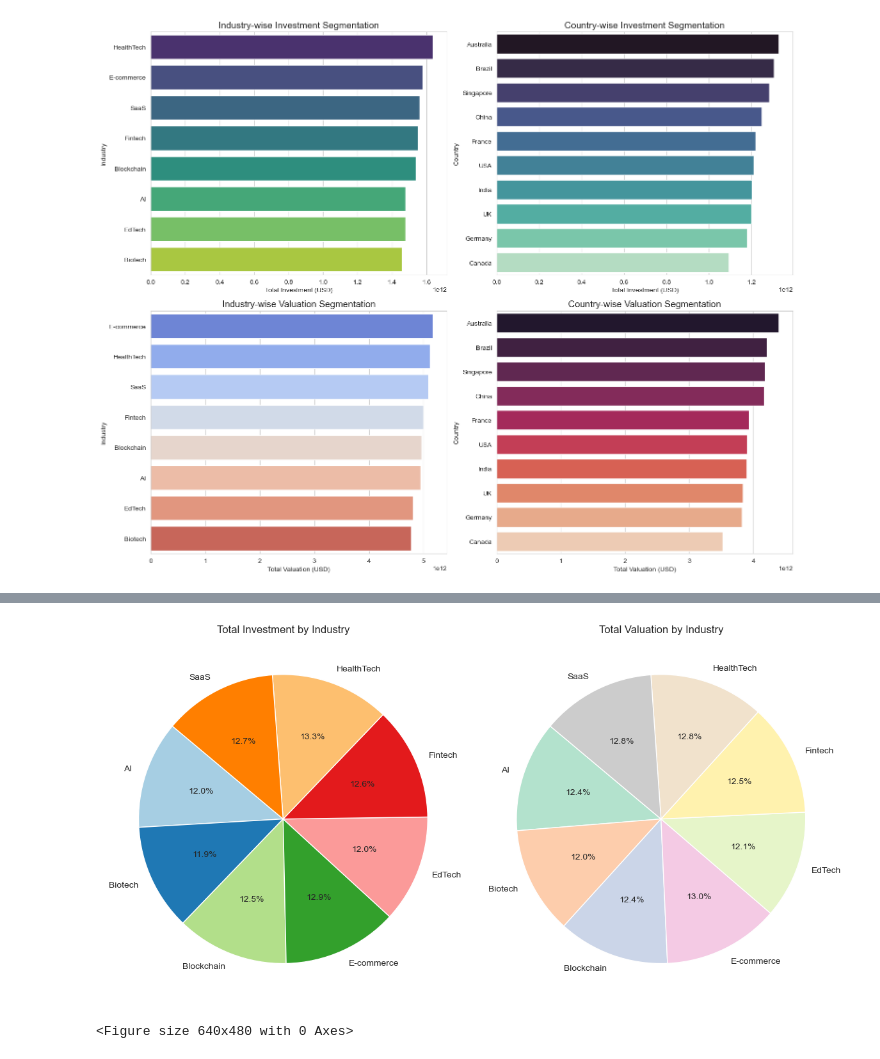
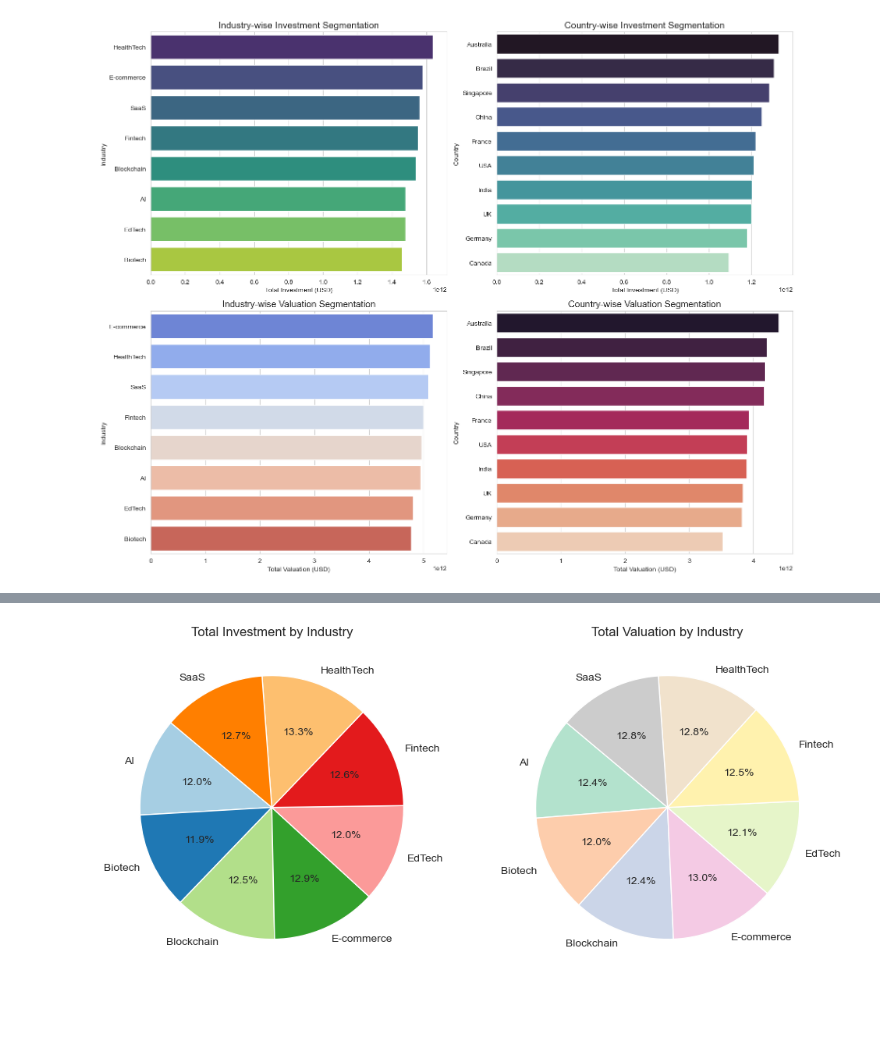
Before and after one commit to SheryllD/Project_Investment_Analysis, a Jupyter notebook: cleaningdata.ipynb, the cells around one changed output, grey strips where cells are left out. Drawn from its saved outputs; the diff is of its cells as text; code cells hidden in the pictures; blank space fills up the shorter version.

```diff
--- a/cleaningdata.ipynb
+++ b/cleaningdata.ipynb
@@ -449,40 +447,36 @@ industry_totals = df.groupby("Industry").agg(
     Total_Investment=("Investment Amount (USD)", "sum"),
     Total_Valuation=("Valuation (USD)", "sum")
 )
 
 # Plot pie chart for total investment by industry
 plt.figure(figsize=(12, 6))
 
 plt.subplot(1, 2, 1)  # First subplot
 plt.pie(
     industry_totals["Total_Investment"],
     labels=industry_totals.index,
     autopct='%1.1f%%',
     startangle=140,
     colors=plt.cm.Paired.colors
 )
 plt.title("Total Investment by Industry")
 
 # Plot pie chart for total valuation by industry
 plt.subplot(1, 2, 2)  # Second subplot
 plt.pie(
     industry_totals["Total_Valuation"],
     labels=industry_totals.index,
     autopct='%1.1f%%',
     startangle=140,
     colors=plt.cm.Pastel2.colors
 )
 plt.title("Total Valuation by Industry")
 
-# Show the plots
-plt.tight_layout()
+# Saving the plot as an image file
+plt.savefig("data_visuals/industry_investment_valuation_pie_chart.png", bbox_inches='tight')
 plt.show()
-
-# Saving the plot as an image file
-plt.savefig("data_visuals/industry_investment_valuation_pie_chart.png", bbox_inches="tight")
 # %% [output]
-[figure, old version]
+[figure, new version]
-<Figure size 640x480 with 0 Axes>
 # %%
 # Aggregate total investment and valuation by country
 country_totals = df.groupby("Country").agg(
```
Also changed, not shown: parts of 3 cells of this notebook, 5 other files.
